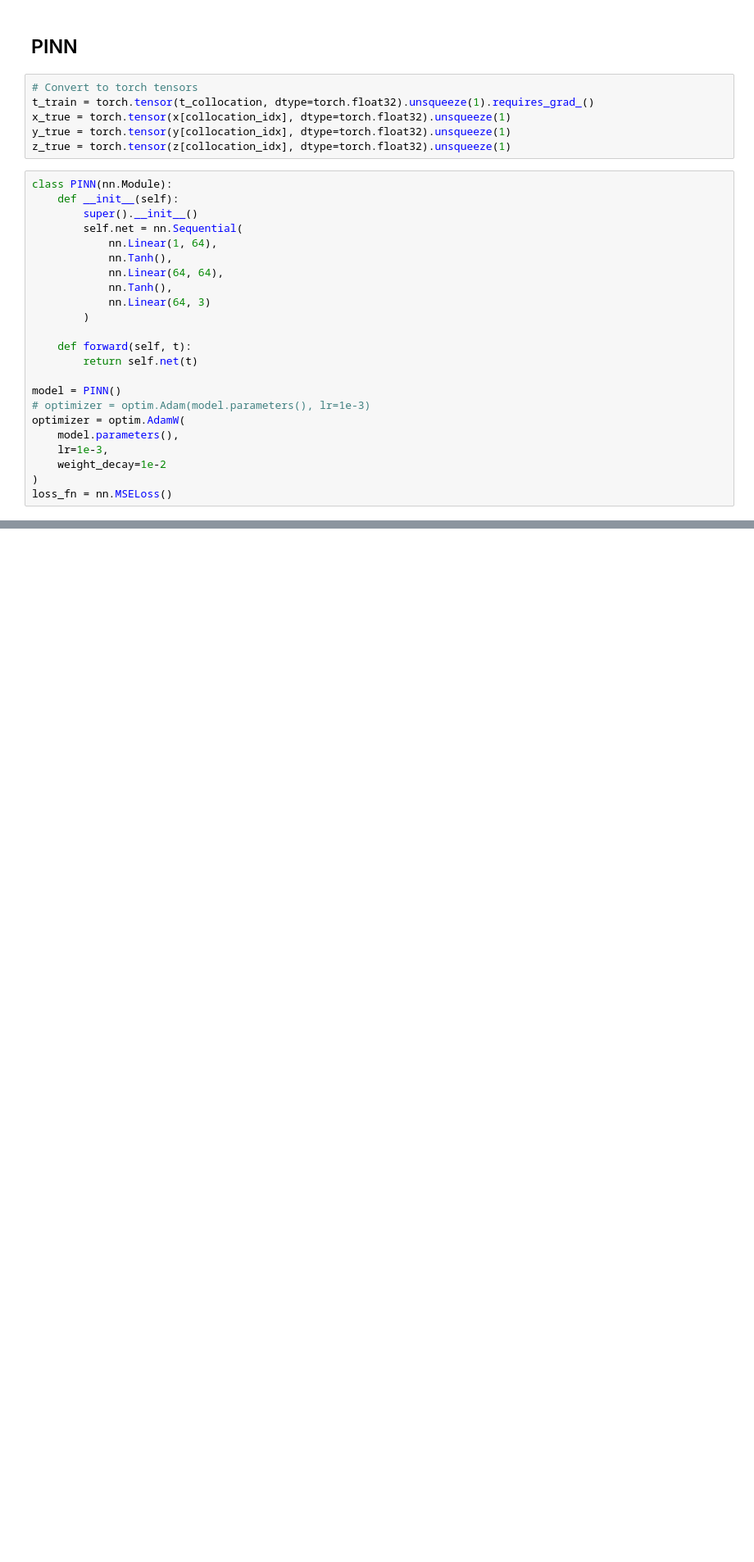
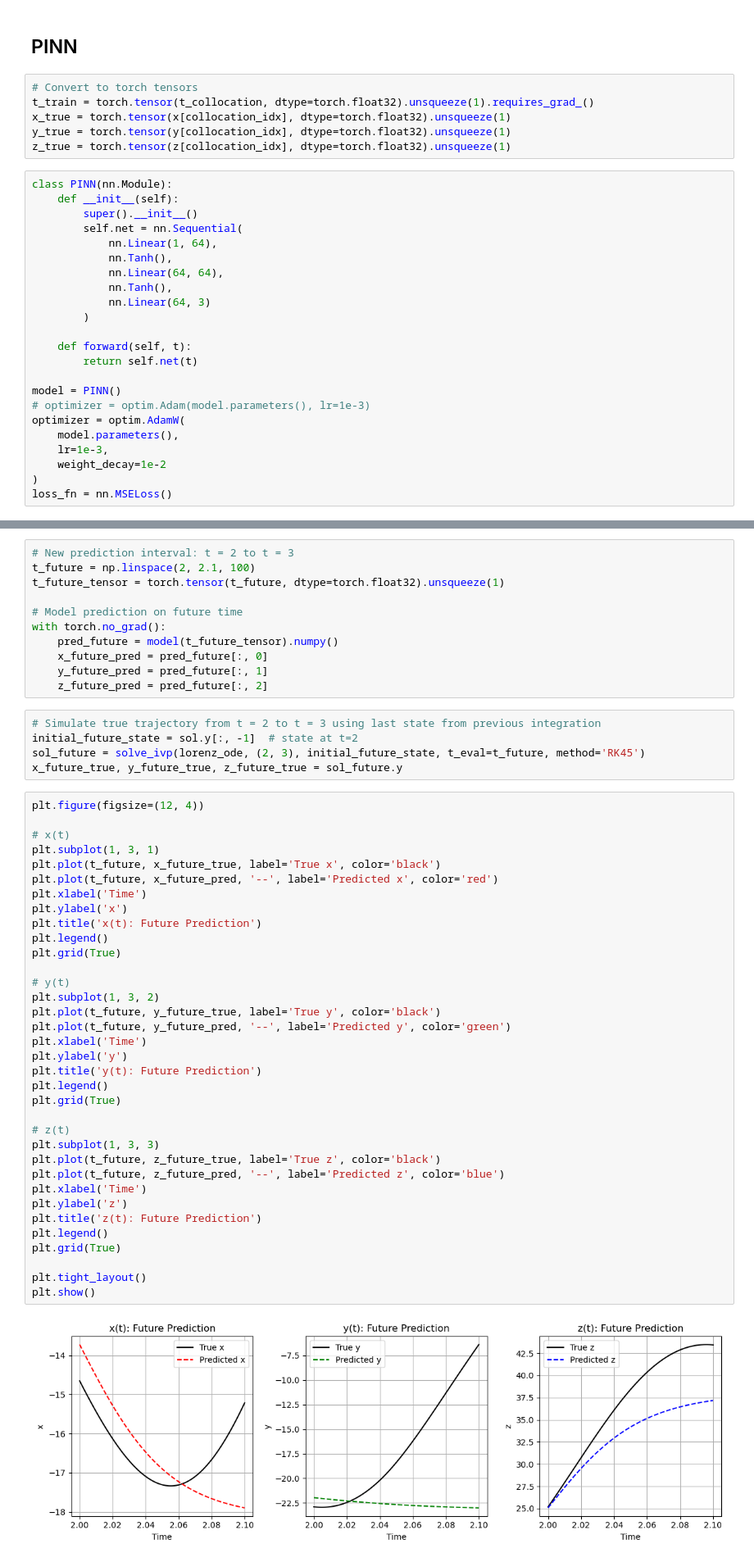
Before and after one commit to Pawelbure/colab-binder_WoC_AJP_2025, a Jupyter notebook: Predicting-dynamics/Supervised_ML-Lorenz-dynamics.ipynb, the cells around one changed output, grey strips where cells are left out. Shown at 82% size. Cells and saved outputs as stored; diff of their text form; blank space fills up the shorter version.

```diff
--- a/Predicting-dynamics/Supervised_ML-Lorenz-dynamics.ipynb
+++ b/Predicting-dynamics/Supervised_ML-Lorenz-dynamics.ipynb
@@ -353,0 +383,53 @@ plt.show()
+# %%
+# New prediction interval: t = 2 to t = 3
+t_future = np.linspace(2, 2.1, 100)
+t_future_tensor = torch.tensor(t_future, dtype=torch.float32).unsqueeze(1)
+
+# Model prediction on future time
+with torch.no_grad():
+    pred_future = model(t_future_tensor).numpy()
+    x_future_pred = pred_future[:, 0]
+    y_future_pred = pred_future[:, 1]
+    z_future_pred = pred_future[:, 2]
+# %%
+# Simulate true trajectory from t = 2 to t = 3 using last state from previous integration
+initial_future_state = sol.y[:, -1]  # state at t=2
+sol_future = solve_ivp(lorenz_ode, (2, 3), initial_future_state, t_eval=t_future, method='RK45')
+x_future_true, y_future_true, z_future_true = sol_future.y
+# %%
+plt.figure(figsize=(12, 4))
+
+# x(t)
+plt.subplot(1, 3, 1)
+plt.plot(t_future, x_future_true, label='True x', color='black')
+plt.plot(t_future, x_future_pred, '--', label='Predicted x', color='red')
+plt.xlabel('Time')
+plt.ylabel('x')
+plt.title('x(t): Future Prediction')
+plt.legend()
+plt.grid(True)
+
+# y(t)
+plt.subplot(1, 3, 2)
+plt.plot(t_future, y_future_true, label='True y', color='black')
+plt.plot(t_future, y_future_pred, '--', label='Predicted y', color='green')
+plt.xlabel('Time')
+plt.ylabel('y')
+plt.title('y(t): Future Prediction')
+plt.legend()
+plt.grid(True)
+
+# z(t)
+plt.subplot(1, 3, 3)
+plt.plot(t_future, z_future_true, label='True z', color='black')
+plt.plot(t_future, z_future_pred, '--', label='Predicted z', color='blue')
+plt.xlabel('Time')
+plt.ylabel('z')
+plt.title('z(t): Future Prediction')
+plt.legend()
+plt.grid(True)
+
+plt.tight_layout()
+plt.show()
+# %% [output]
+[figure, added]
```
Also changed, not shown: parts of 14 cells of this notebook, 3 other files.
